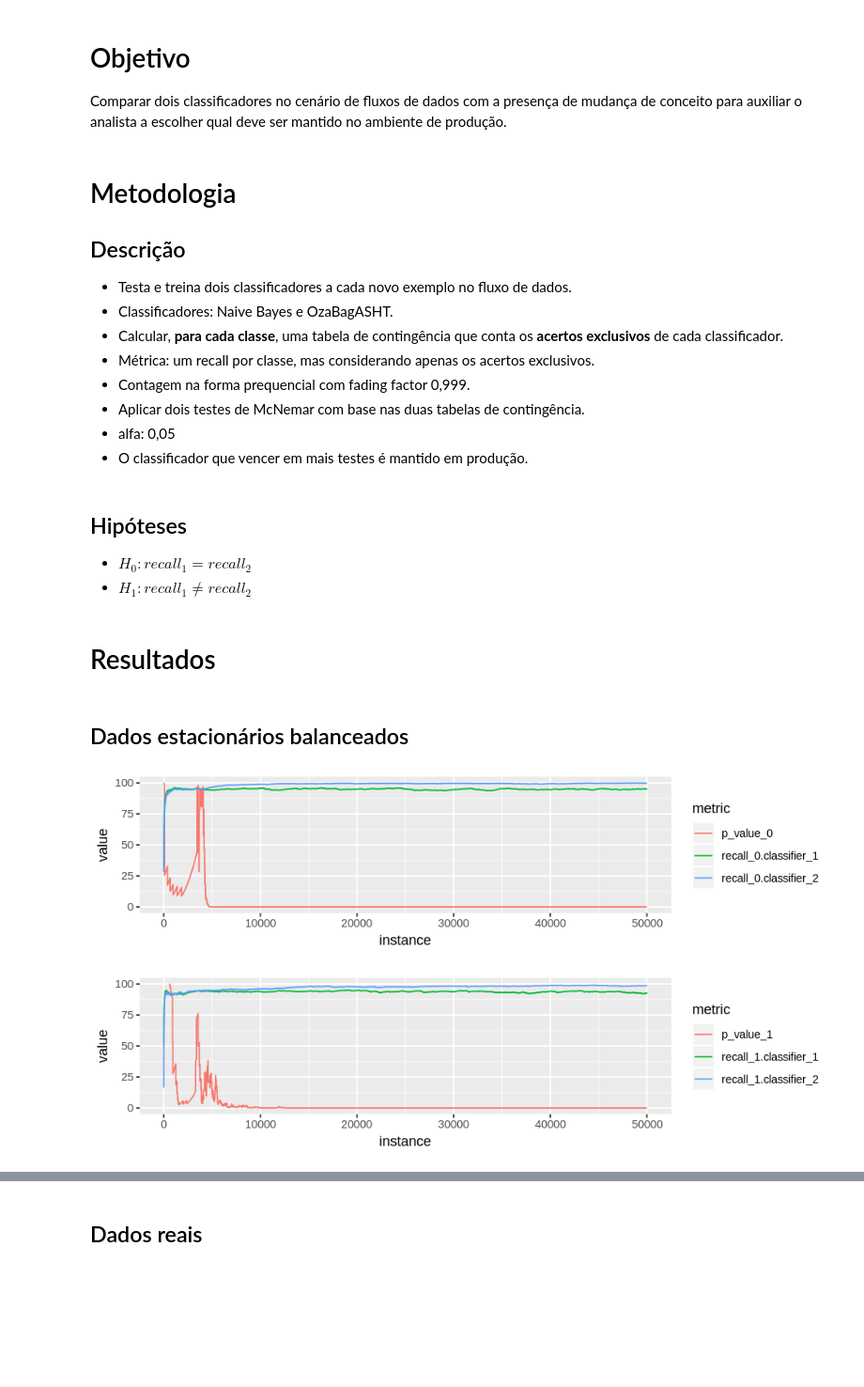
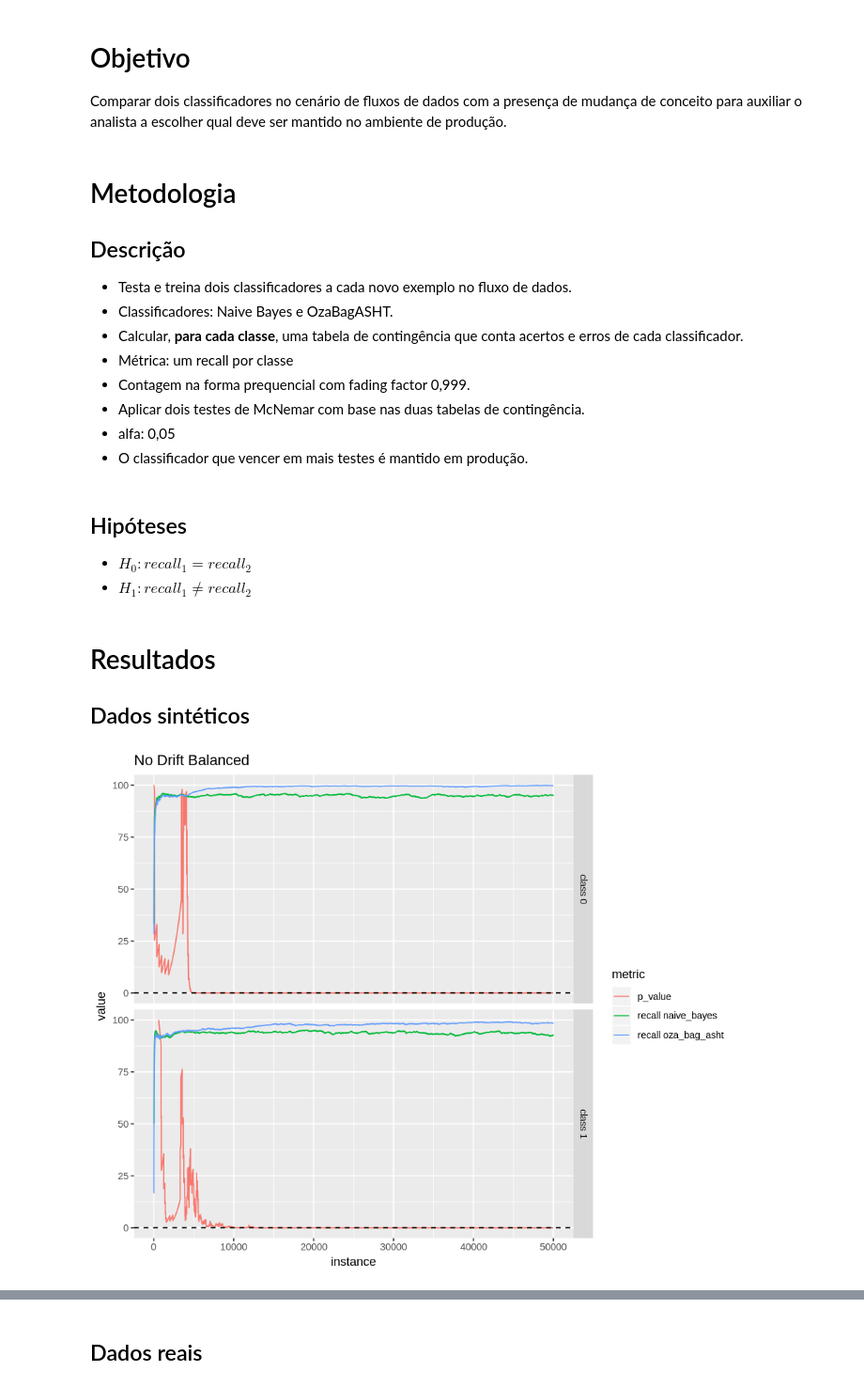
Before and after one commit to dinaldoap/moa, a Jupyter notebook: notebook/drift.ipynb, the cells around one changed output, grey strips where cells are left out. Shown: that part at 94% size. Drawn from its saved outputs; the diff is of its cells as text; code cells hidden in the pictures; blank space fills up the shorter version.

Commit message:
feat: optimize visualization's sizes

```diff
--- a/notebook/drift.ipynb
+++ b/notebook/drift.ipynb
@@ -69,8 +79,8 @@ Comparar dois classificadores no cenário de fluxos de dados com a presença de
 ## Descrição
 * Testa e treina dois classificadores a cada novo exemplo no fluxo de dados.
  * Classificadores: Naive Bayes e OzaBagASHT.
-* Calcular, **para cada classe**, uma tabela de contingência que conta os **acertos exclusivos** de cada classificador.
- * Métrica: um recall por classe, mas considerando apenas os acertos exclusivos.
+* Calcular, **para cada classe**, uma tabela de contingência que conta acertos e erros de cada classificador.
+ * Métrica: um recall por classe
  * Contagem na forma prequencial com fading factor 0,999.
 * Aplicar dois testes de McNemar com base nas duas tabelas de contingência.
  * alfa: 0,05
@@ -81,8 +91,7 @@ Comparar dois classificadores no cenário de fluxos de dados com a presença de
 * $H_1: recall_1 \neq recall_2$
 # %% [markdown]
 # Resultados
+## Dados sintéticos
-# %% [markdown]
-## Dados estacionários balanceados
 # %%
 delta_2_hit <- function(current_metric, previous_metric) {
     return(sign(current_metric - previous_metric))
@@ -152,25 +161,34 @@ load_p_value <- function(dataset) {
     return(p_value)
 }
 plot_comparison <- function(dataset) {
+    classifier_1 = "naive_bayes"
+    classifier_2 = "oza_bag_asht"
     p_value <- load_p_value(dataset)
-    metrics_classifier_1 <- load_metrics(sprintf("../data/evaluation/naive_bayes/%s.csv", dataset))
-    metrics_classifier_2 <- load_metrics(sprintf("../data/evaluation/oza_bag_asht/%s.csv", dataset))
+    metrics_classifier_1 <- load_metrics(sprintf("../data/evaluation/%s/%s.csv", classifier_1, dataset))
+    metrics_classifier_2 <- load_metrics(sprintf("../data/evaluation/%s/%s.csv", classifier_2, dataset))
     comparison <- p_value %>%
                     merge(metrics_classifier_1, by = "instance") %>%
                     merge(metrics_classifier_2, by = "instance") %>%
                     rename(recall_0.classifier_1 = recall_0.x, recall_1.classifier_1 = recall_1.x, recall_0.classifier_2 = recall_0.y, recall_1.classifier_2 = recall_1.y)
+    recall.classifier_1 = sprintf("recall %s", classifier_1)
+    recall.classifier_2 = sprintf("recall %s", classifier_2)
     comparison_0 <- comparison %>%
-                            gather("metric", "value", p_value_0, recall_0.classifier_1, recall_0.classifier_2)
+                       select(instance, p_value = p_value_0, !!recall.classifier_1 := recall_0.classifier_1, !!recall.classifier_2 := recall_0.classifier_2) %>%
+                       mutate(class = "class 0")
     comparison_1 <- comparison %>%
-                            gather("metric", "value", p_value_1, recall_1.classifier_1, recall_1.classifier_2)
-    suppressWarnings(print(ggplot(data = comparison_0, mapping = aes(x = instance, y = value, color = metric)) +
-            geom_line()))
-    suppressWarnings(print(ggplot(data = comparison_1, mapping = aes(x = instance, y = value, color = metric)) +
-            geom_line()))
+                       select(instance, p_value = p_value_1, !!recall.classifier_1 := recall_1.classifier_1, !!recall.classifier_2 := recall_1.classifier_2) %>%
+                       mutate(class = "class 1")
+    comparison <- comparison_0 %>%
+                    union(comparison_1) %>%
+                    gather("metric", "value", p_value, !!recall.classifier_1, !!recall.classifier_2)
+    suppressWarnings(print(ggplot(data = comparison, mapping = aes(x = instance, y = value, color = metric)) +
+            ggtitle(toTitleCase(gsub("_", " ", dataset))) +
+            geom_line() +
+            geom_hline(yintercept=0.05, linetype="dashed") +
+            facet_grid(class ~ .)))
 }
 # %%
-options(repr.plot.width=8, repr.plot.height=2)
+options(repr.plot.width=8, repr.plot.height=6.5)
 plot_comparison("no_drift_balanced")
 # %% [output]
-[figure, old version]
+[figure, new version]
-[figure, removed]
```
Also changed, not shown: parts of 11 cells of this notebook.
